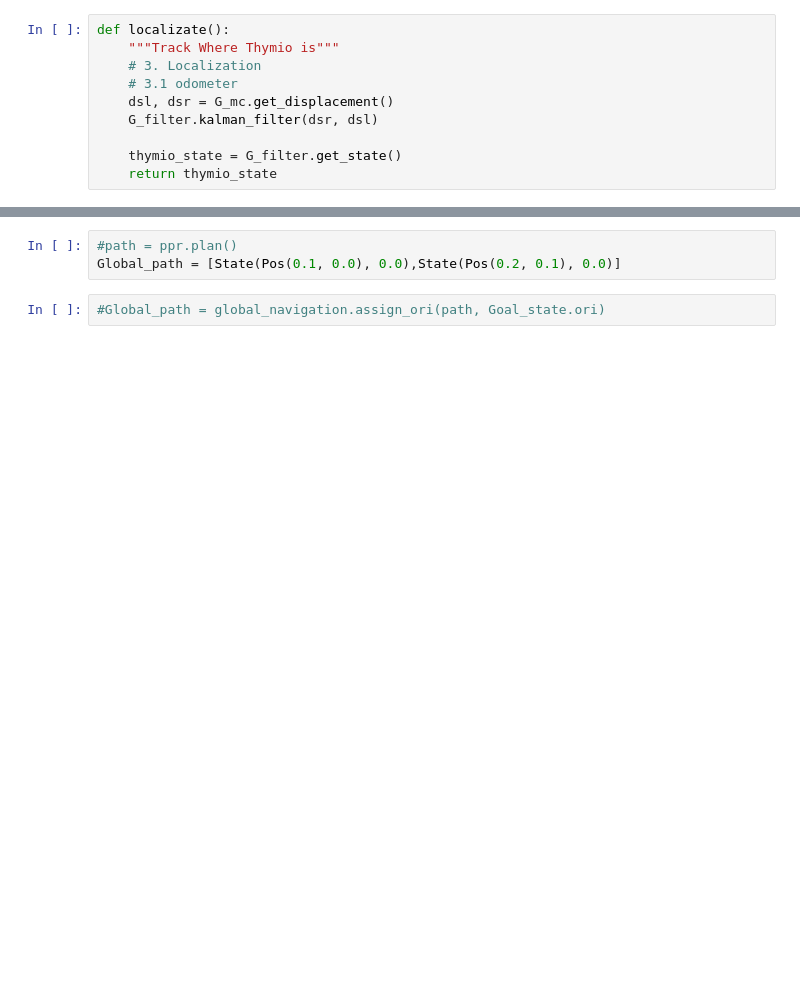
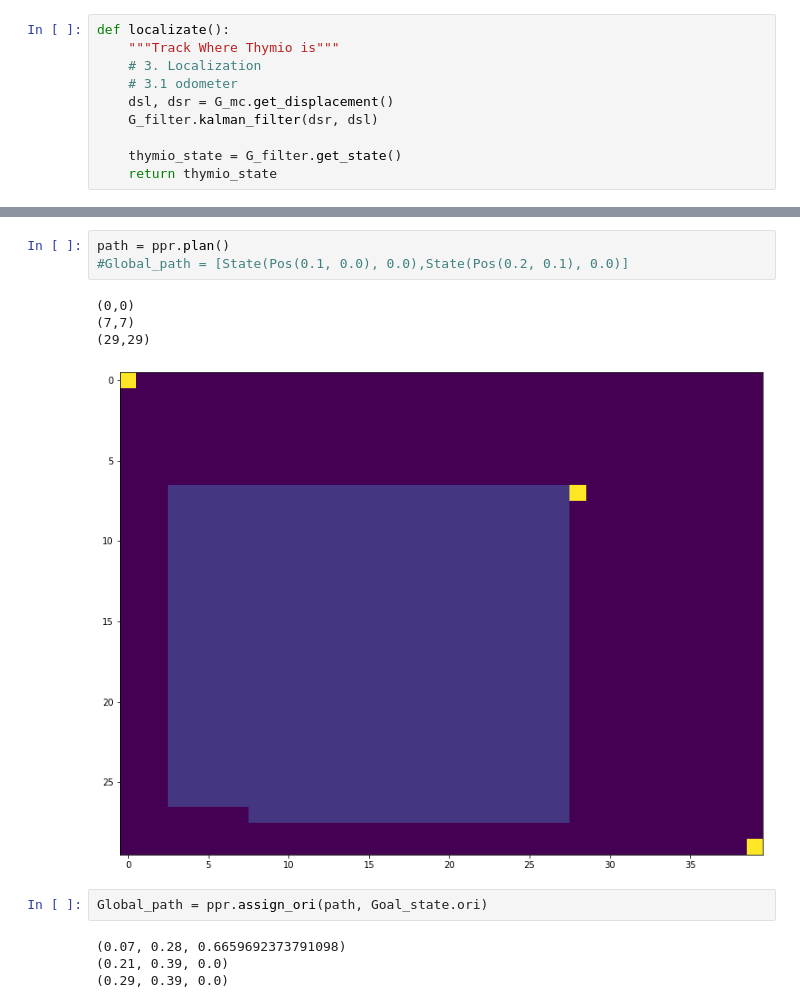
Before and after one commit to CharlieLeee/Mobile_Soccer, a Jupyter notebook: test.ipynb, the cells around one changed output, grey strips where cells are left out. Cells and saved outputs as stored; diff of their text form; blank space fills up the shorter version.

```diff
--- a/test.ipynb
+++ b/test.ipynb
@@ -62,8 +66,17 @@ def localizate():
 # %%
-#path = ppr.plan()
-Global_path = [State(Pos(0.1, 0.0), 0.0),State(Pos(0.2, 0.1), 0.0)]
+path = ppr.plan()
+#Global_path = [State(Pos(0.1, 0.0), 0.0),State(Pos(0.2, 0.1), 0.0)]
+# %% [output]
+(0,0)
+(7,7)
+(29,29)
+[figure, added]
 # %%
-#Global_path = global_navigation.assign_ori(path, Goal_state.ori)
+Global_path = ppr.assign_ori(path, Goal_state.ori)
+# %% [output]
+(0.07, 0.28, 0.6659692373791098)
+(0.21, 0.39, 0.0)
+(0.29, 0.39, 0.0)
 # %%
 for i in range(3):
     print(G_mc.thymio.get_var_array("prox.horizontal"))
```
Also changed, not shown: parts of 6 cells of this notebook, 2 other files.
